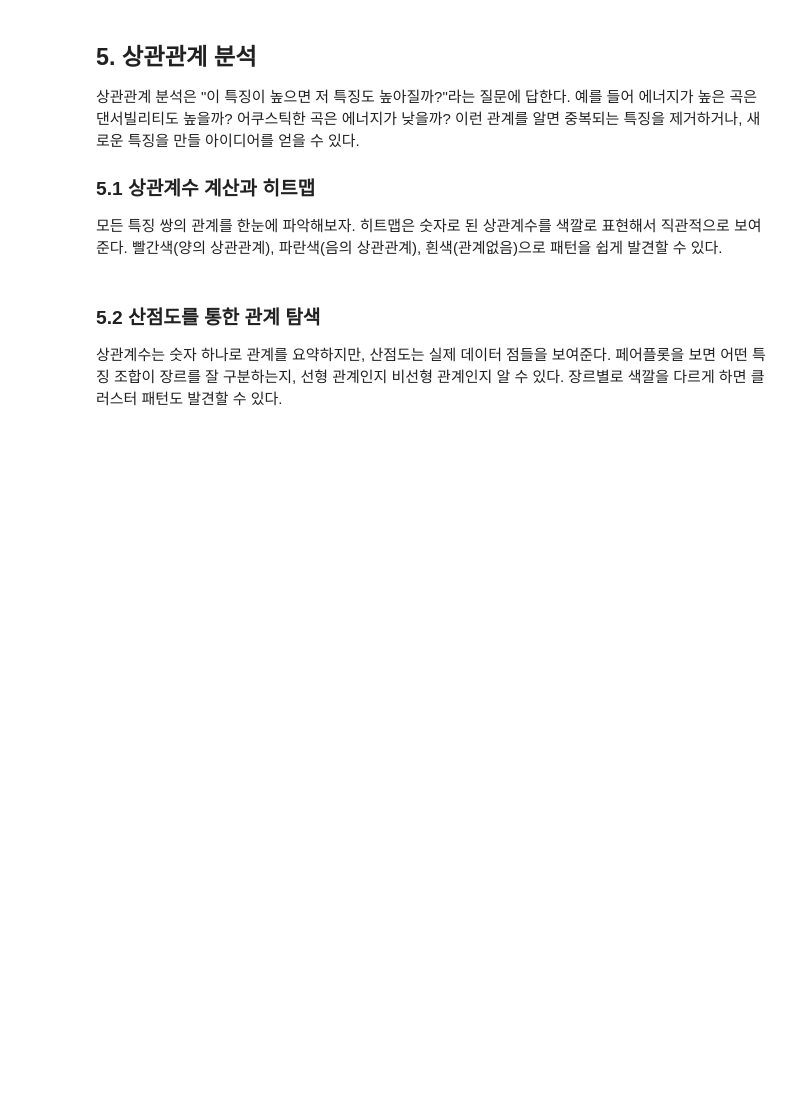
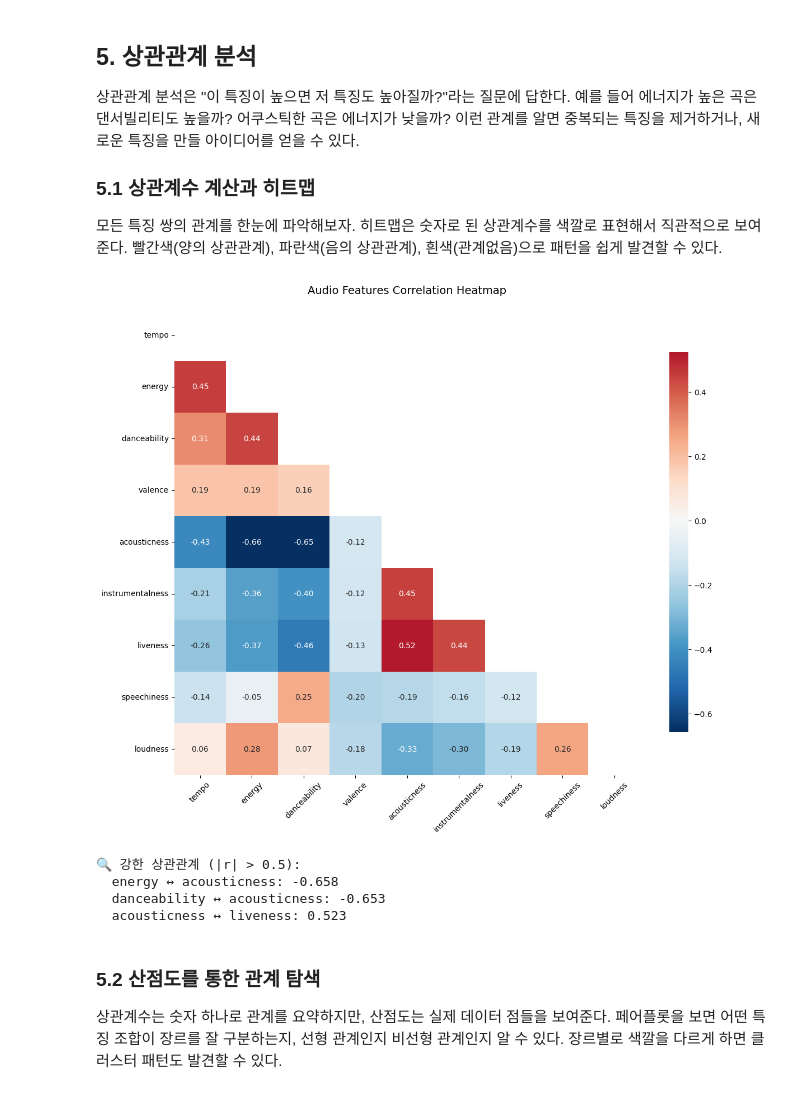
Before and after one commit to violett-zeit/sound-viz, a Jupyter notebook: lessons/04.ipynb, the cells around one changed output. Cells and saved outputs as stored; diff of their text form; code cells hidden in the pictures; blank space fills up the shorter version.

```diff
--- a/lessons/04.ipynb
+++ b/lessons/04.ipynb
@@ -319,34 +379,40 @@ correlation_matrix = music_data[audio_features].corr()
 plt.figure(figsize=(12, 10))
 mask = np.triu(np.ones_like(correlation_matrix, dtype=bool))  # 상삼각 마스크
 
 sns.heatmap(correlation_matrix,
             mask=mask,
             annot=True,
             cmap='RdBu_r',
             center=0,
             fmt='.2f',
             square=True,
             cbar_kws={"shrink": .8})
 
-plt.title('음향 특징 간 상관관계 히트맵', fontsize=14, pad=20)
+plt.title('Audio Features Correlation Heatmap', fontsize=14, pad=20)
 plt.xticks(rotation=45)
 plt.yticks(rotation=0)
 plt.tight_layout()
 plt.show()
 
 # 강한 상관관계 찾기
 print("🔍 강한 상관관계 (|r| > 0.5):")
 strong_corr = []
 
 for i in range(len(audio_features)):
     for j in range(i+1, len(audio_features)):
         corr_val = correlation_matrix.iloc[i, j]
         if abs(corr_val) > 0.5:
             strong_corr.append((audio_features[i], audio_features[j], corr_val))
             print(f"  {audio_features[i]} ↔ {audio_features[j]}: {corr_val:.3f}")
 
 if not strong_corr:
     print("  강한 상관관계가 발견되지 않았습니다.")
+# %% [output]
+[figure, added]
+🔍 강한 상관관계 (|r| > 0.5):
+  energy ↔ acousticness: -0.658
+  danceability ↔ acousticness: -0.653
+  acousticness ↔ liveness: 0.523
 # %% [markdown]
 ### 5.2 산점도를 통한 관계 탐색
 
```
Also changed, not shown: parts of 13 cells of this notebook, 6 other files.
